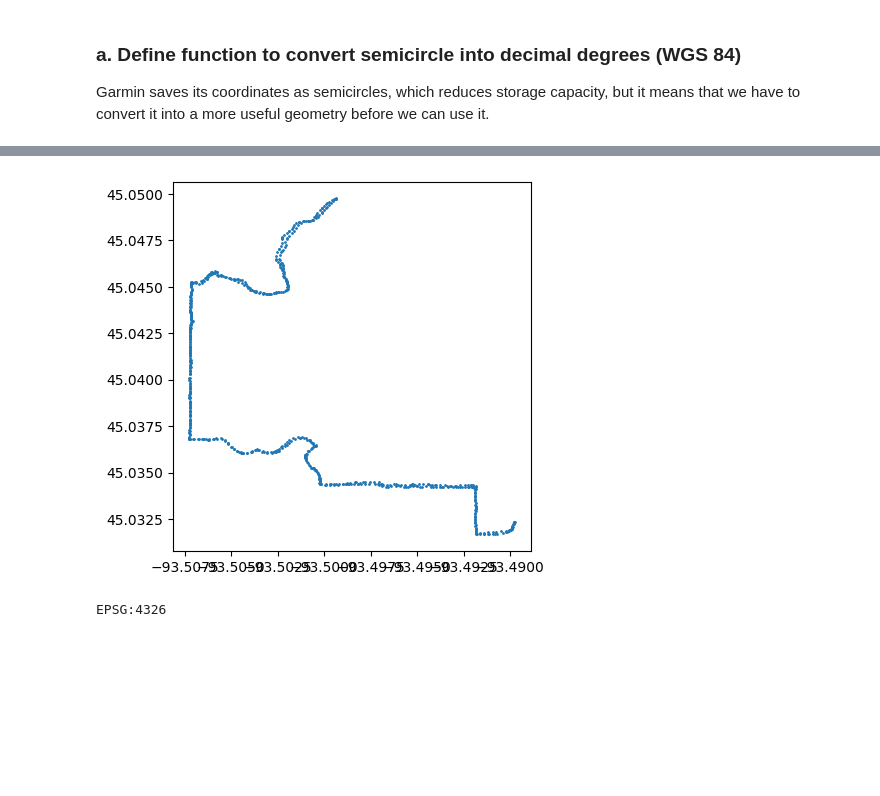
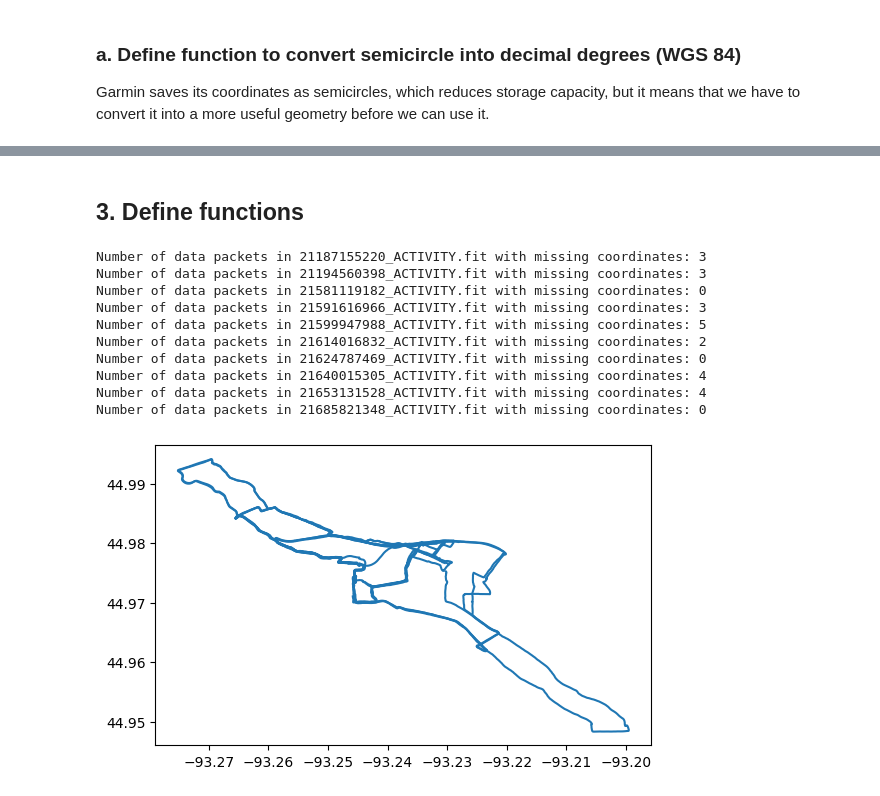
Before and after one commit to olsonalec/GEOG5545, a Jupyter notebook: garmin_test.ipynb, the cells around one changed output, grey strips where cells are left out. Saved outputs shown, nothing was run; the diff lists cells and outputs as text; code cells hidden in the pictures; blank space fills up the shorter version.

Commit message:
Converted Point data from each FIT file into LineStrings (one LineString for each file) and cleaned up the code by creating functions

```diff
--- a/garmin_test.ipynb
+++ b/garmin_test.ipynb
@@ -58,0 +32,2 @@ print(sample_df.head())
+# %% [markdown]
+## 3. Define functions
@@ -59,11 +46,61 @@ print(sample_df.head())
+# %%
+# extract the coordinates from each file and convert them into a LineString object
+
+def convert_file_to_linestring(parent_directory, filename):
+    messages = open_file(parent_directory, filename)
+
+    coordinates = []        # save each coordinate as a tuple in this list
+
+    # add each coordinate to the coordinates list
+    i = 0       # keep track of data packets with missing coordinates
+    for msg in messages['record_mesgs']:
+        try:
+            lat = convert_semicircle_to_degrees(msg['position_lat'])
+            long = convert_semicircle_to_degrees(msg['position_long'])
+        except:     # for some reason, some data packets don't have coordinates in them
+            i += 1
+        coordinates.append(Point(long, lat))
+    line = LineString(coordinates)
+
+    print(f'Number of data packets in {filename} with missing coordinates: {i}')
+
+    return line
+# %%
+# build a GeoDataFrame where each row is a LineString object from one FIT file
+
+def build_dataframe(activity_directory, activity_files):
+    linestrings = []
+
+    for file in activity_files:
+        linestrings.append(convert_file_to_linestring(activity_directory, file))
+
+    indices = list(range(len(linestrings)))
+
+    df_data = {'LineString_Num': indices, 'geometry': linestrings}
+
+    gdf = gpd.GeoDataFrame(df_data, crs="EPSG:4326")        # use WGS 84
+
+    return gdf
+# %%
+my_gdf = build_dataframe(activity_directory, activity_files)
+# %% [output]
+Number of data packets in 21187155220_ACTIVITY.fit with missing coordinates: 3
+Number of data packets in 21194560398_ACTIVITY.fit with missing coordinates: 3
+Number of data packets in 21581119182_ACTIVITY.fit with missing coordinates: 0
+Number of data packets in 21591616966_ACTIVITY.fit with missing coordinates: 3
+Number of data packets in 21599947988_ACTIVITY.fit with missing coordinates: 5
+Number of data packets in 21614016832_ACTIVITY.fit with missing coordinates: 2
+Number of data packets in 21624787469_ACTIVITY.fit with missing coordinates: 0
+Number of data packets in 21640015305_ACTIVITY.fit with missing coordinates: 4
+Number of data packets in 21653131528_ACTIVITY.fit with missing coordinates: 4
+Number of data packets in 21685821348_ACTIVITY.fit with missing coordinates: 0
 # %%
 # plot the points
-sample_df.plot(aspect=1, markersize=1)
+
+my_gdf.plot(aspect=1, markersize=1)
 plt.show()
-print(sample_df.crs)
 # %% [output]
-[figure, old version]
+[figure, new version]
-EPSG:4326
 # %%
 '''
 speed measured in m/s
```
Also changed, not shown: parts of 9 cells of this notebook.
